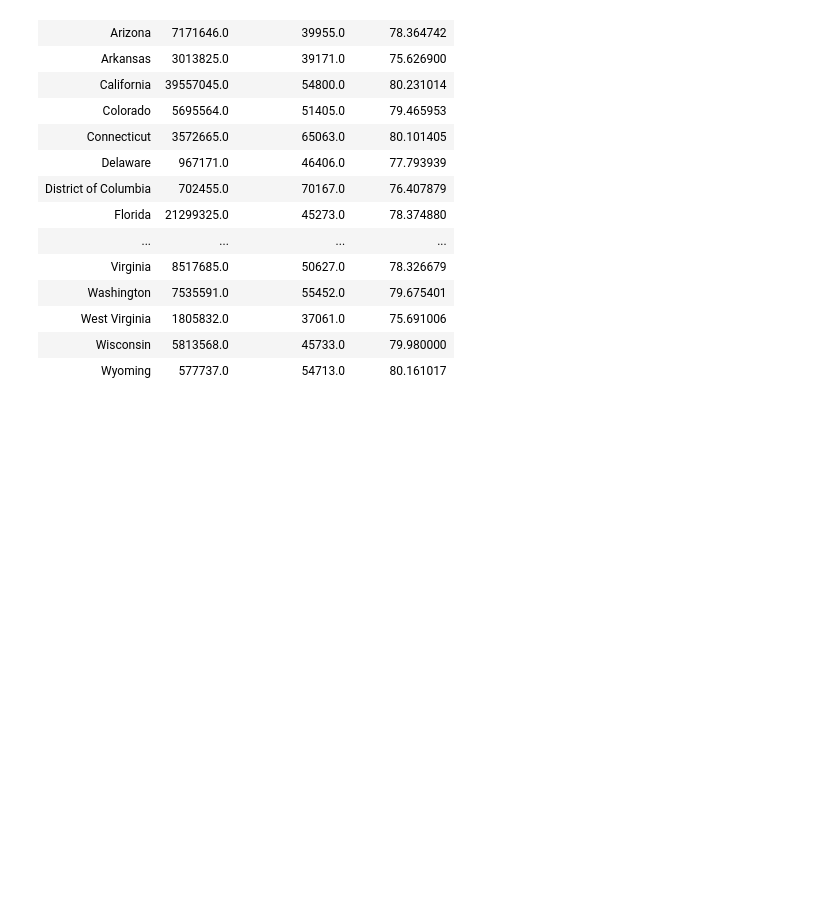
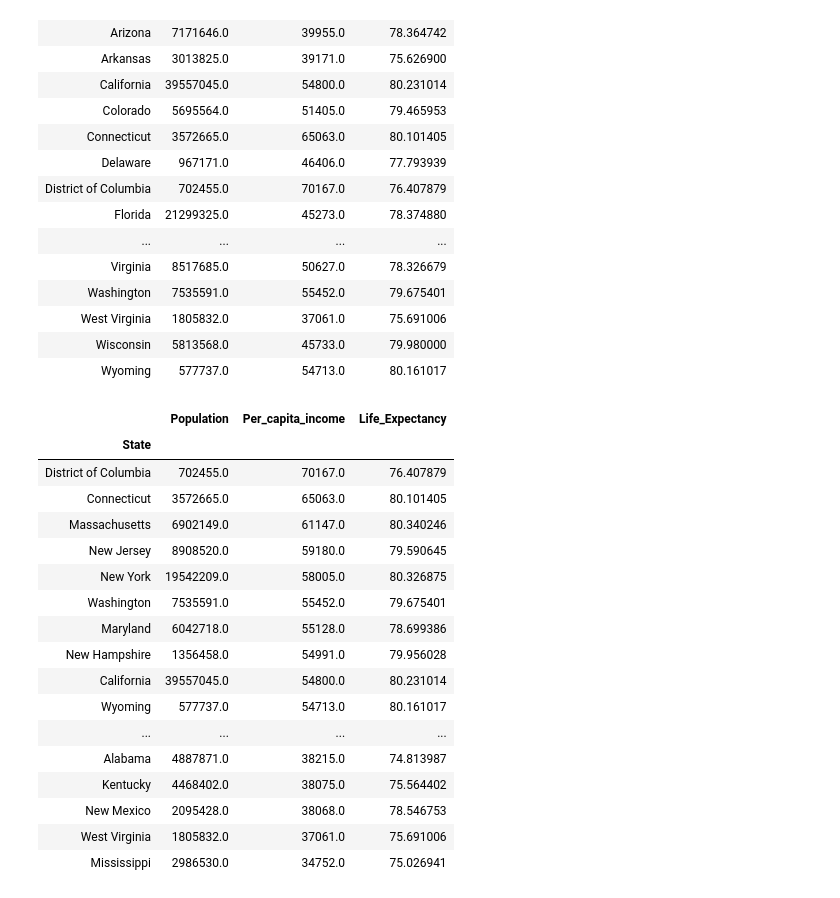
Before and after one commit to steber97/RecursionFairies_AdaProject, a Jupyter notebook: csv_datasets.ipynb, the cells around one changed output. Drawn from its saved outputs; the diff is of its cells as text; code cells hidden in the pictures; blank space fills up the shorter version.

```diff
--- a/csv_datasets.ipynb
+++ b/csv_datasets.ipynb
@@ -365,3 +364,25 @@ pop_inc_exp
 | West Virginia | 1805832.0 | 37061.0 | 75.691006 |
 | Wisconsin | 5813568.0 | 45733.0 | 79.980000 |
 | Wyoming | 577737.0 | 54713.0 | 80.161017 |
+# %%
+#Let's see how the personal income goes!
+pop_inc_exp.sort_values('Per_capita_income', ascending=False)
+# %% [output]
+|  | Population | Per_capita_income | Life_Expectancy |
+| State |  |  |  |
+| District of Columbia | 702455.0 | 70167.0 | 76.407879 |
+| Connecticut | 3572665.0 | 65063.0 | 80.101405 |
+| Massachusetts | 6902149.0 | 61147.0 | 80.340246 |
+| New Jersey | 8908520.0 | 59180.0 | 79.590645 |
+| New York | 19542209.0 | 58005.0 | 80.326875 |
+| Washington | 7535591.0 | 55452.0 | 79.675401 |
+| Maryland | 6042718.0 | 55128.0 | 78.699386 |
+| New Hampshire | 1356458.0 | 54991.0 | 79.956028 |
+| California | 39557045.0 | 54800.0 | 80.231014 |
+| Wyoming | 577737.0 | 54713.0 | 80.161017 |
+| ... | ... | ... | ... |
+| Alabama | 4887871.0 | 38215.0 | 74.813987 |
+| Kentucky | 4468402.0 | 38075.0 | 75.564402 |
+| New Mexico | 2095428.0 | 38068.0 | 78.546753 |
+| West Virginia | 1805832.0 | 37061.0 | 75.691006 |
+| Mississippi | 2986530.0 | 34752.0 | 75.026941 |
```
Also changed, not shown: parts of 4 cells of this notebook.
